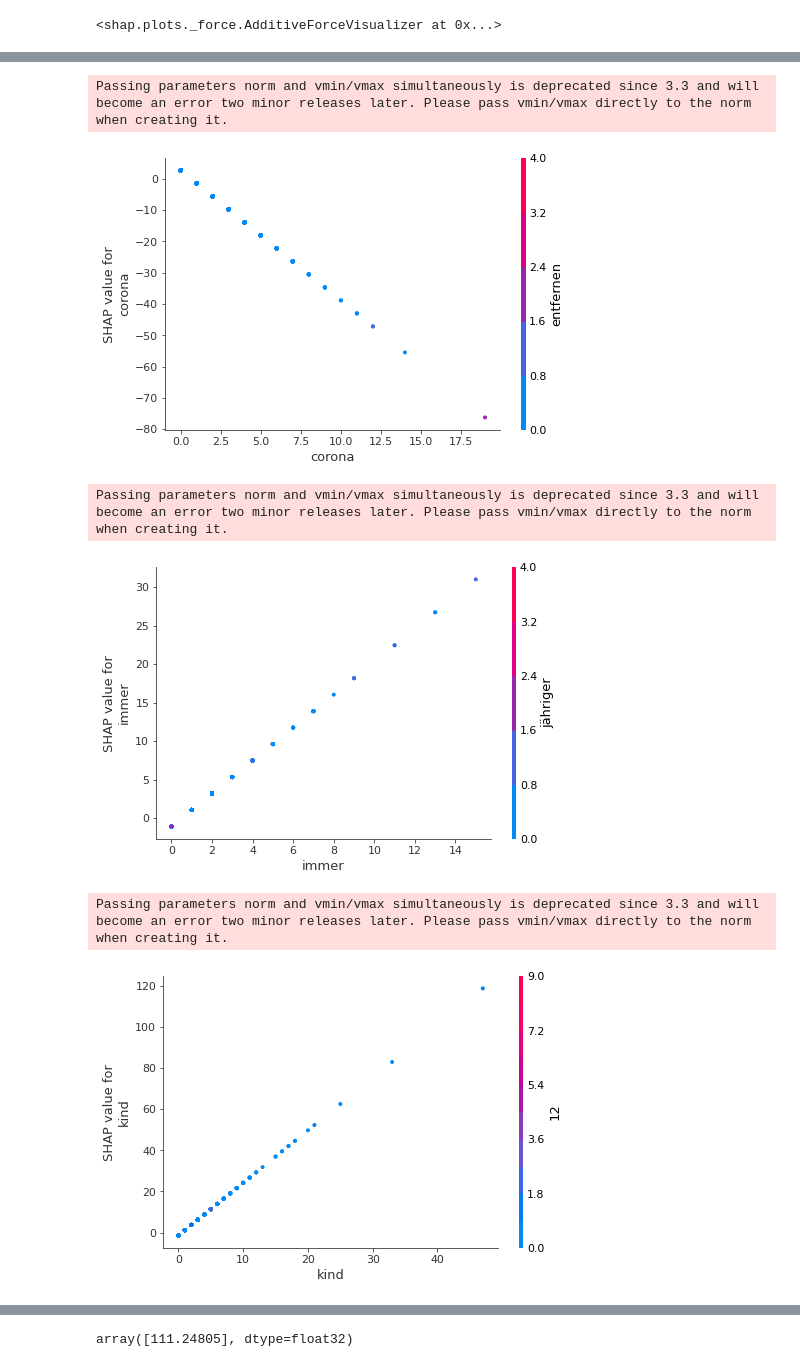
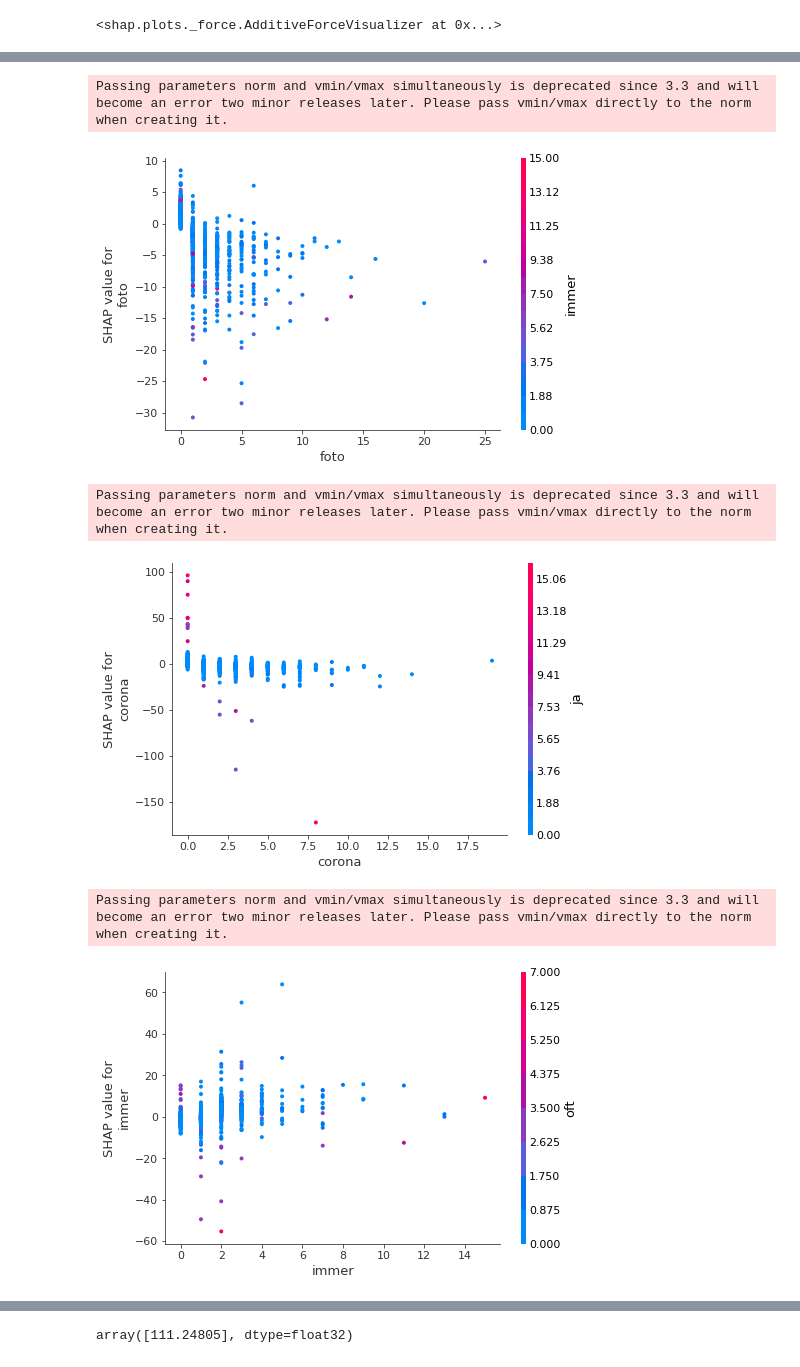
Before and after one commit to susannaruecker/master_thesis, a Jupyter notebook: master_thesis/notebooks/SHAP_BOW.ipynb, the cells around one changed output, grey strips where cells are left out. Cells and saved outputs as stored; diff of their text form; code cells hidden in the pictures.

```diff
--- a/master_thesis/notebooks/SHAP_BOW.ipynb
+++ b/master_thesis/notebooks/SHAP_BOW.ipynb
@@ -38,7 +38,7 @@ shap.initjs()
 # loading model with pickle
 feature_type = "abs"
 max_features = 1000 #500 # 200
-modeltype = "ridge" #"xgboost" # "ridge"
+modeltype = "xgboost" # "ridge"
 publisher = "NOZ"
 
 model_PATH = utils.OUTPUT / 'saved_models' / f'BOW_{modeltype}_{feature_type}_{str(max_features)}.pkl'
@@ -68,8 +68,13 @@ if modeltype == "ridge":
 
 # xgboost
 if modeltype == "xgboost":
-    #explainer = shap.Explainer(model, X_train)
-    #shap_values = explainer(X_dev)
-    explainer = shap.TreeExplainer(model, X_train) # mit oder ohne (, X_train) ??
-    shap_values = explainer(X_dev) # explainer.shap_values(X_dev)
+    #explainer = shap.KernelExplainer(model.predict, X_dev[:100])
+    #shap_values = explainer.shap_values(X_dev[:100])
+
+    explainer = shap.TreeExplainer(model)
+    shap_values = explainer.shap_values(X_dev)
+
+    #explainer = shap.TreeExplainer(model, X_train) # mit oder ohne (, X_train) ??
+    #shap_values = explainer.shap_values(X_dev) # explainer.shap_values(X_dev)
+    #shap_values = explainer(X_dev) # für manche plots ist das nötig, für andere das drüber...
 # %% [output]
@@ -190,17 +249,18 @@ explainer.expected_value
 # %%
+shap.dependence_plot("foto", shap_values, X_dev, feature_names=feature_names)
 shap.dependence_plot("corona", shap_values, X_dev, feature_names=feature_names)
 shap.dependence_plot("immer", shap_values, X_dev, feature_names=feature_names)
 shap.dependence_plot("kind", shap_values, X_dev, feature_names=feature_names)
 shap.dependence_plot("delmenhorst", shap_values, X_dev, feature_names=feature_names)
 shap.dependence_plot("mutter", shap_values, X_dev, feature_names=feature_names)
 
 
 # interessant: Corona wirkt sich *negativ* aus
 # %% [output]
 Passing parameters norm and vmin/vmax simultaneously is deprecated since 3.3 and will become an error two minor releases later. Please pass vmin/vmax directly to the norm when creating it.
-[figure, old version]
+[figure, new version]
 Passing parameters norm and vmin/vmax simultaneously is deprecated since 3.3 and will become an error two minor releases later. Please pass vmin/vmax directly to the norm when creating it.
-[figure, old version]
+[figure, new version]
 Passing parameters norm and vmin/vmax simultaneously is deprecated since 3.3 and will become an error two minor releases later. Please pass vmin/vmax directly to the norm when creating it.
-[figure, old version]
+[figure, new version]
 Passing parameters norm and vmin/vmax simultaneously is deprecated since 3.3 and will become an error two minor releases later. Please pass vmin/vmax directly to the norm when creating it.
```
Also changed, not shown: parts of 28 cells of this notebook, 11 other files.
